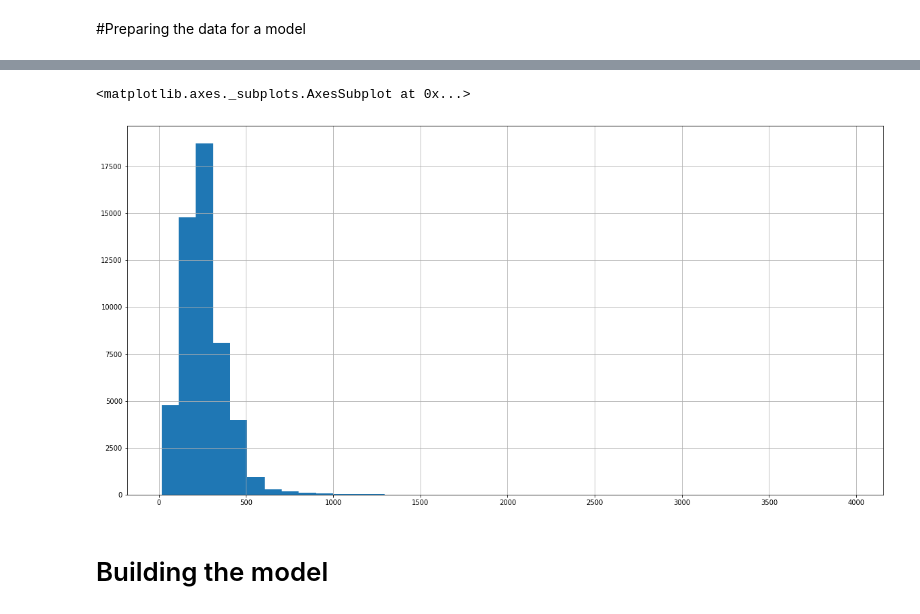
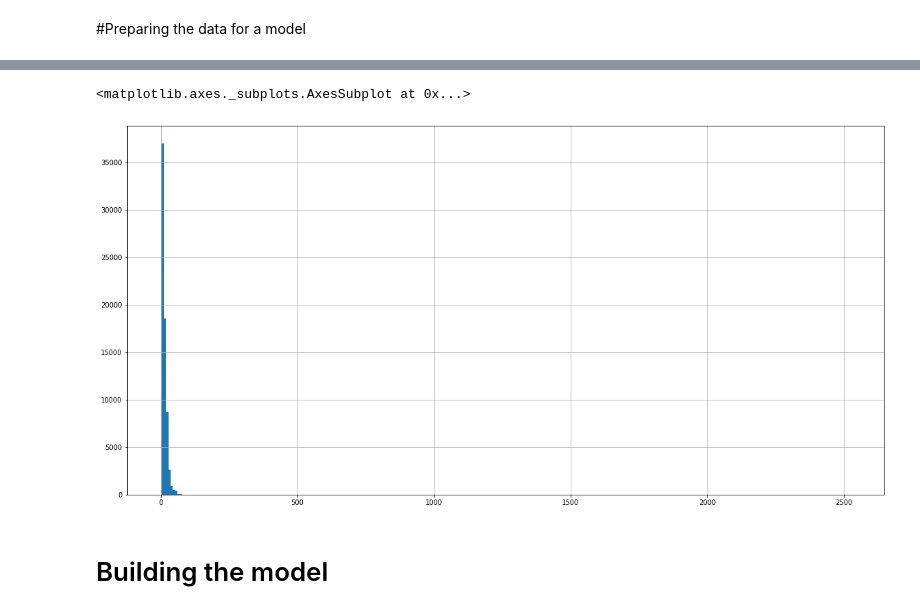
Before and after one commit to Quotermain/sber_stock_analysis, a Jupyter notebook: analysis.ipynb, the cells around one changed output, grey strips where cells are left out. Drawn from its saved outputs; the diff is of its cells as text; code cells hidden in the pictures.

Commit message:
5 min, next candle, titles, 0.0007

```diff
--- a/analysis.ipynb
+++ b/analysis.ipynb
@@ -180,10 +228,10 @@ std_returns
 # %%
 conditions = [
-    data.returns_per_hour > 0.0007,
-    data.returns_per_hour < -0.0007
+    returns.target > 0.0007,
+    returns.target < -0.0007
 ]
 
 choices = ["up", "down"]
 
-data['target'] = np.select(conditions, choices, default='nothing')
+returns['target'] = np.select(conditions, choices, default='nothing')
 # %%
@@ -232,5 +280,12 @@ news = pd.read_csv(
     'drive/MyDrive/data/full_news_cleaned.csv',
     dayfirst=True,
     parse_dates=True,
-    index_col='datetime'
+    #index_col='datetime',
+    usecols=['datetime', 'title']
 )
+
+news.dropna(inplace=True)
+
+news['datetime'] = pd.to_datetime(news.datetime)
+
+news.tail()
@@ -246,0 +301,13 @@ news.head()
+# %%
+def join(x):
+  return ' '.join(x.values)
+
+news = news.groupby(
+    pd.Grouper(key='datetime', freq=RESAMPLE_PERIOD)
+).agg({'title': join}).dropna()
+
+news.title.replace('', np.nan, inplace=True)
+
+news.dropna(inplace=True)
+
+news.head()
@@ -247,6 +322,10 @@ news.head()
 # %% [markdown]
 # Merging prices and news
 # %%
-merged = data.merge(
+merged = returns[['target']].merge(
     news, left_index=True, right_index=True
 )
+
+merged.columns = ['target', 'text']
+
+merged.head()
@@ -372,10 +449,10 @@ merged['data_type'] = ['not_set'] * merged.shape[0]
 merged.loc[X_train, 'data_type'] = 'train'
 merged.loc[X_val, 'data_type'] = 'val'
 # %%
-merged.text.str.split().apply(lambda x: len(x)).hist(bins=40)
+merged.text.str.split().apply(lambda x: len(x)).hist(bins=300)
 # %% [output]
 <matplotlib.axes._subplots.AxesSubplot at 0x...>
-[figure, old version]
+[figure, new version]
 # %%
 tokenizer = AutoTokenizer.from_pretrained(
     'DeepPavlov/rubert-base-cased'
```
Also changed, not shown: parts of 31 cells of this notebook.
